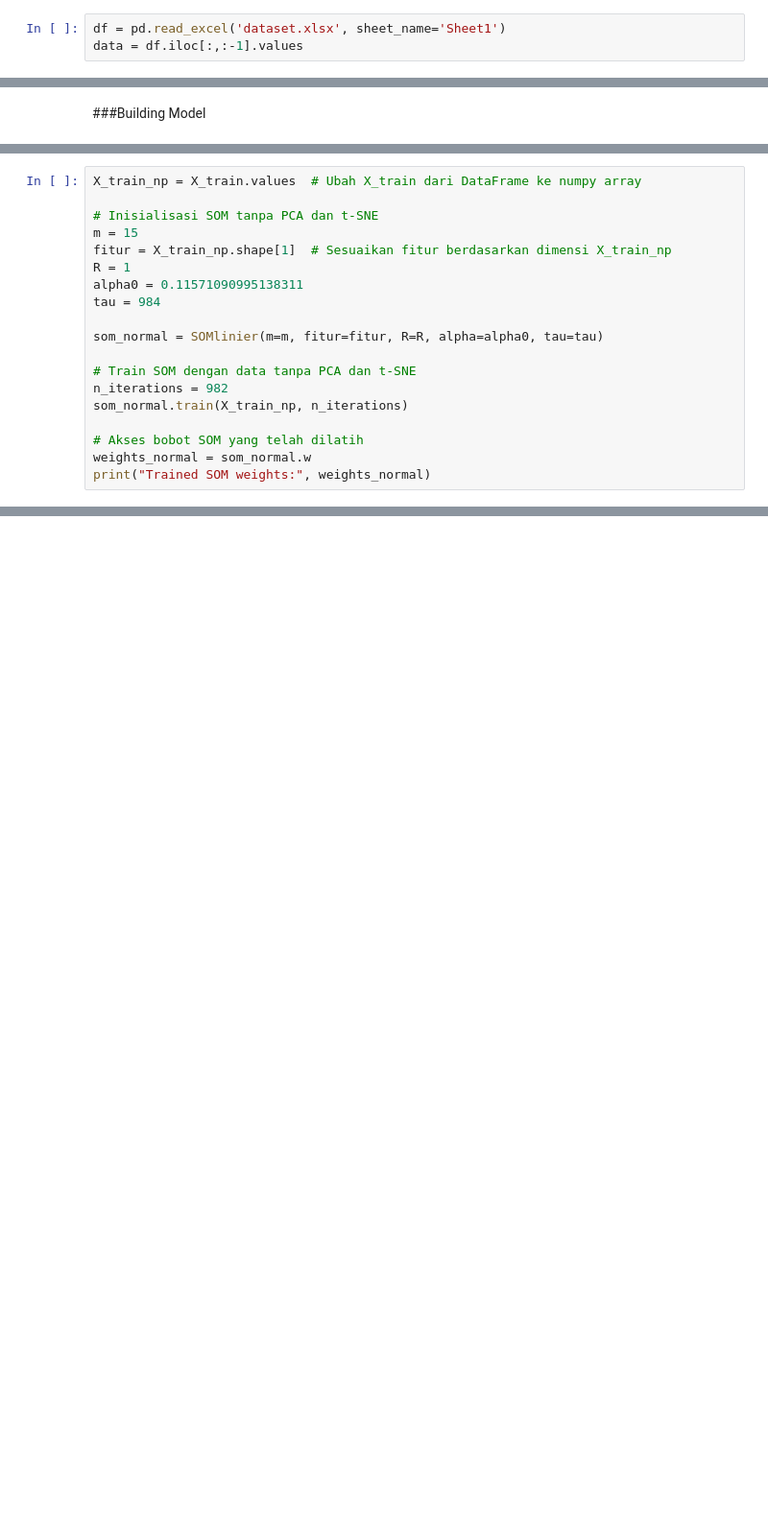
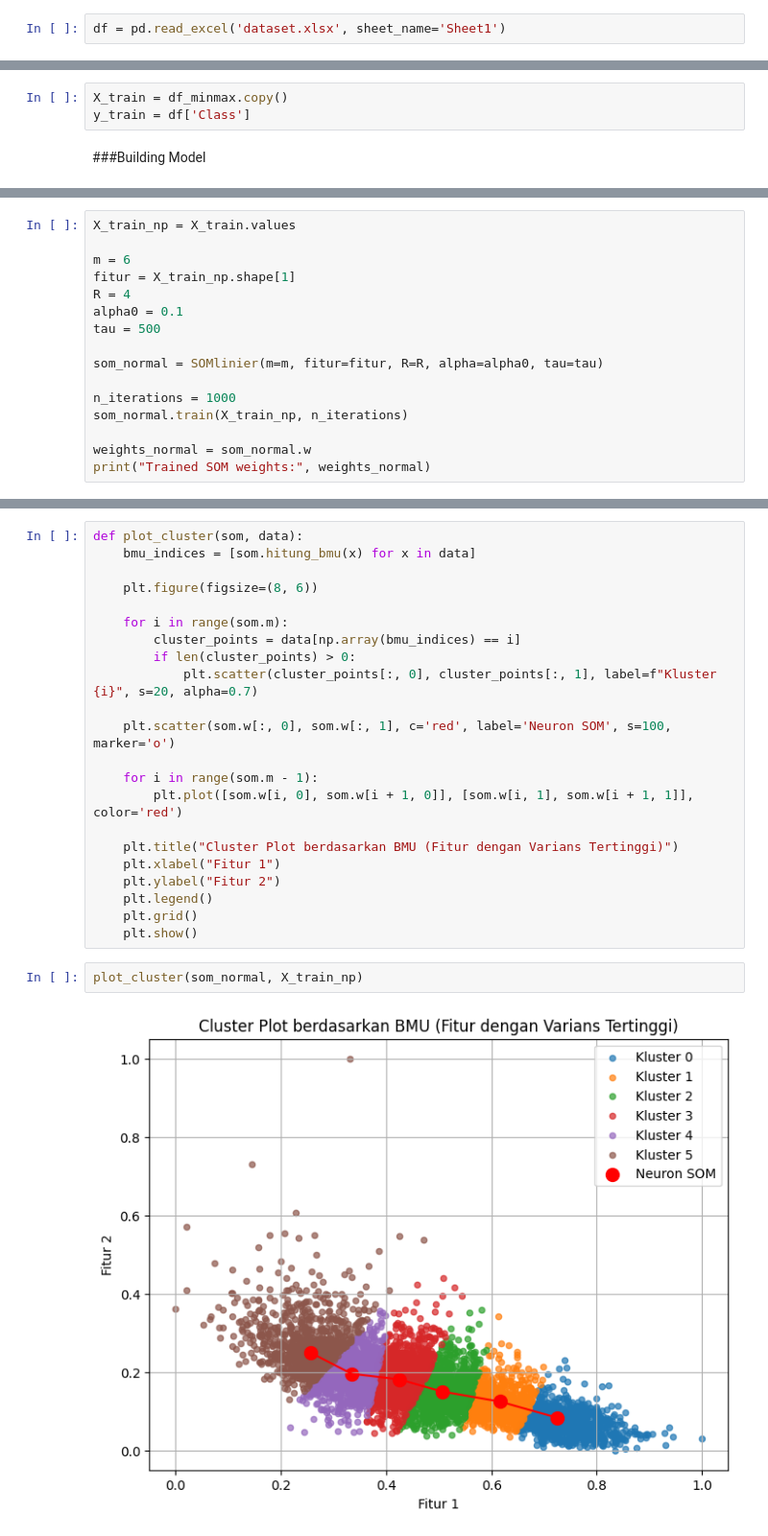
Before and after one commit to salmafthn/Linear-SOM-for-Color-Feature-Datasets, a Jupyter notebook: Normal.ipynb, the cells around one changed output, grey strips where cells are left out. Shown at 96% size. Drawn from its saved outputs; the diff is of its cells as text; blank space fills up the shorter version.

```diff
--- a/Normal.ipynb
+++ b/Normal.ipynb
@@ -21,3 +15,2 @@ import numpy as np
 # %%
 df = pd.read_excel('dataset.xlsx', sheet_name='Sheet1')
-data = df.iloc[:,:-1].values
@@ -45,3 +34,6 @@ X_train, X_val, y_train, y_val = train_test_split(X, y, test_size=0.2, random_st
+# %%
+X_train = df_minmax.copy()
+y_train = df['Class']
 # %% [markdown]
 ###Building Model
 # %%
@@ -104,22 +90,19 @@ class SOMlinier:
         te = errors / len(data)
         return te
 # %%
-X_train_np = X_train.values  # Ubah X_train dari DataFrame ke numpy array
+X_train_np = X_train.values
 
-# Inisialisasi SOM tanpa PCA dan t-SNE
-m = 15
-fitur = X_train_np.shape[1]  # Sesuaikan fitur berdasarkan dimensi X_train_np
-R = 1
-alpha0 = 0.11571090995138311
-tau = 984
+m = 6
+fitur = X_train_np.shape[1]
+R = 4
+alpha0 = 0.1
+tau = 500
 
 som_normal = SOMlinier(m=m, fitur=fitur, R=R, alpha=alpha0, tau=tau)
 
-# Train SOM dengan data tanpa PCA dan t-SNE
-n_iterations = 982
+n_iterations = 1000
 som_normal.train(X_train_np, n_iterations)
 
-# Akses bobot SOM yang telah dilatih
 weights_normal = som_normal.w
 print("Trained SOM weights:", weights_normal)
 # %% [output]
@@ -143 +115,27 @@ Trained SOM weights: [[ 0.02504595  0.71419404  0.77754771  0.79564797  0.182556
+# %%
+def plot_cluster(som, data):
+    bmu_indices = [som.hitung_bmu(x) for x in data]
+
+    plt.figure(figsize=(8, 6))
+
+    for i in range(som.m):
+        cluster_points = data[np.array(bmu_indices) == i]
+        if len(cluster_points) > 0:
+            plt.scatter(cluster_points[:, 0], cluster_points[:, 1], label=f"Kluster {i}", s=20, alpha=0.7)
+
+    plt.scatter(som.w[:, 0], som.w[:, 1], c='red', label='Neuron SOM', s=100, marker='o')
+
+    for i in range(som.m - 1):
+        plt.plot([som.w[i, 0], som.w[i + 1, 0]], [som.w[i, 1], som.w[i + 1, 1]], color='red')
+
+    plt.title("Cluster Plot berdasarkan BMU (Fitur dengan Varians Tertinggi)")
+    plt.xlabel("Fitur 1")
+    plt.ylabel("Fitur 2")
+    plt.legend()
+    plt.grid()
+    plt.show()
+# %%
+plot_cluster(som_normal, X_train_np)
+# %% [output]
+[figure, added]
 # %% [markdown]
```
Also changed, not shown: parts of 28 cells of this notebook, 7 other files.
